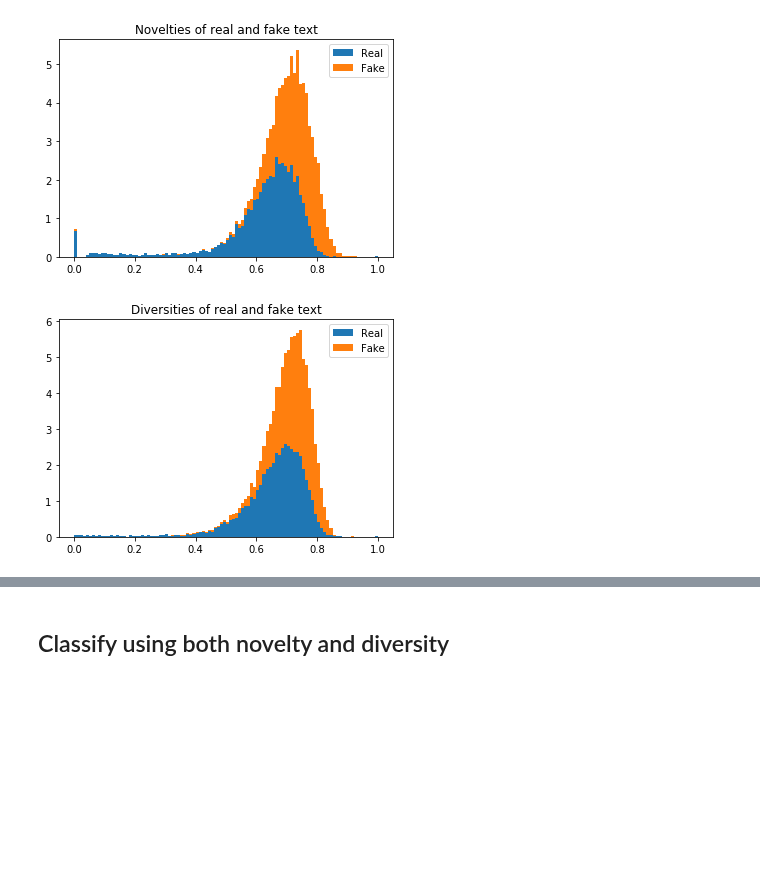
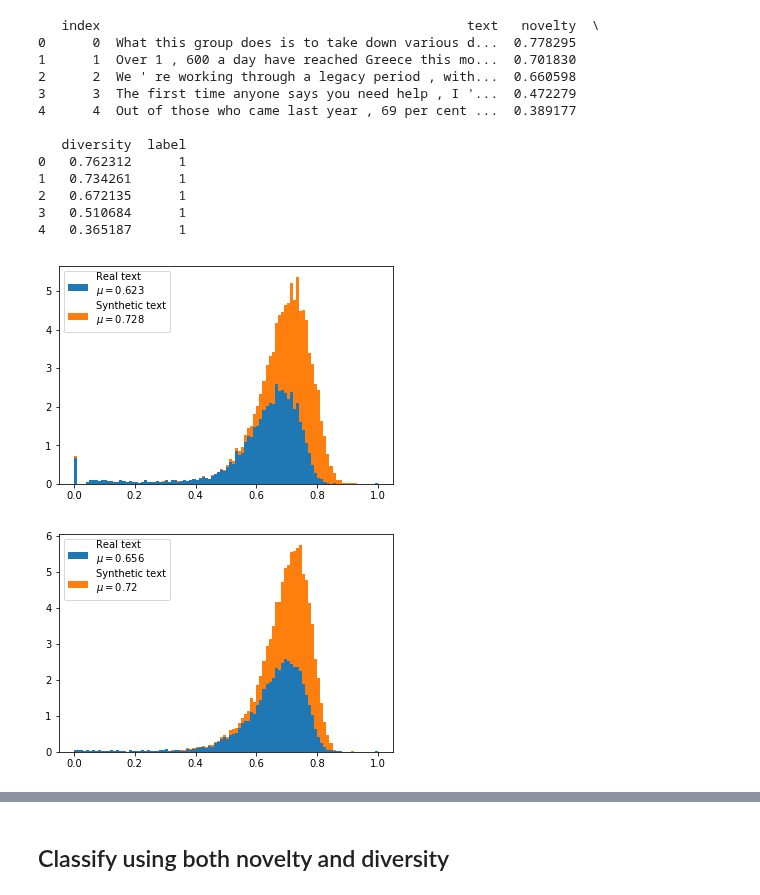
Before and after one commit to debashishc/classification-real-fake-text, a Jupyter notebook: analysis_word_emb/WMD_Classifier.ipynb, the cells around one changed output, grey strips where cells are left out. Saved outputs shown, nothing was run; the diff lists cells and outputs as text; code cells hidden in the pictures; blank space fills up the shorter version.

Commit message:
Edits to get better plots

```diff
--- a/analysis_word_emb/WMD_Classifier.ipynb
+++ b/analysis_word_emb/WMD_Classifier.ipynb
@@ -72,18 +72,21 @@ from utils import read_list, normal_distribution, get_scatter_plot, inverse_dist
 
 def stacked_hist(data, name):
     n_bins=100
-    colors = ["Real", "Fake"]
+    colors = ["Real", "Synthetic"]
     plt.hist(data, n_bins, density=1, histtype='bar', stacked=True, label=colors)
     plt.legend(loc="upper right")
     plt.title(name)
     plt.show()
 
-def _stacked_hist(data):
+def _stacked_hist(real_data, fake_data, name):
     n_bins=100
-    colors = ["Real", "Fake"]
+    colors = ["Real text\n"+'$\mu={}$'.format(
+        round(np.nanmean(real_data), 3)), "Synthetic text\n"+ '$\mu={}$'.format(
+        round(np.nanmean(fake_data), 3))]
+    data = combine_real_fake(real_data, fake_data)
     plt.hist(data, n_bins, density=1, histtype='bar', stacked=True, label=colors)
-    plt.legend(loc="upper right")
-#     plt.title(name)
+    plt.legend(loc="upper left")
+    plt.title(name)
     plt.show()
 
 def combine_metrics_list(list1, list2, list3):
@@ -99,30 +102,77 @@ def combine_real_fake(real_list, fake_list):
     return combined_list
 # %%
 METRIC = "wmd"
+import numpy as np
 
 labelled_real=f'{METRIC}_labelled_real_text.csv'
 labelled_fake=f'{METRIC}_labelled_fake_text.csv'
 
 real_data = pd.read_csv(labelled_real)
 fake_data = pd.read_csv(labelled_fake)
 
 real_data['text'] = real_data['text'].astype('str')
 mask = (real_data['text'].str.len() >= 20)
 real_data = real_data[mask]
 
 fake_data['text'] = fake_data['text'].astype('str')
 mask = (fake_data['text'].str.len() >= 20)
 fake_data = fake_data[mask]
 
 combined_data = real_data.append(fake_data)
+print(combined_data.head())
 
 y = combined_data['label'].values
 
 csvjac_novs = combine_real_fake(real_data['novelty'], fake_data['novelty'])
-stacked_hist(csvjac_novs, "Novelties of real and fake text")
+_stacked_hist(real_data['novelty'], fake_data['novelty'], "")
+# stacked_hist(csvjac_novs, "" )#, "Novelties of real and synthetic text")
 
 csvjac_divs = combine_real_fake(real_data['diversity'], fake_data['diversity'])
-stacked_hist(csvjac_divs, "Diversities of real and fake text")
+_stacked_hist(real_data['diversity'], fake_data['diversity'], "")
+
+
+# fake_data.boxplot(column=['diversity', 'novelty'])
+# real_data.boxplot(column=['diversity', 'novelty'])
+
+
+# boxplot = combined_data.boxplot(column=['diversity', 'novelty'], by=['X', 'Y'])
+
+
+# fig, axes = plt.subplots()
+
+# axes.violinplot(dataset = [combined_data[combined_data.label == 0]["novelty"].values,
+#                            combined_data[combined_data.label == 1]["novelty"].values])
+
+
+# dataset = [combined_data[combined_data.label == 0]["novelty"].values,
+#                            combined_data[combined_data.label == 1]["novelty"].values]
+# axes.set_title('D')
+# axes.yaxis.grid(True)
+# axes.set_xlabel('Text type')
+# axes.set_ylabel('Novelty/Diversity')
+
+# plt.show()
+
+# import seaborn as sns
+
+# df = pd.melt(combined_data, value_vars=['Real', 'Fake'], id_vars='label')
+# sns.violinplot(x='novelty', y='label', hue='label',data=combined_data)
+# plt.show()
+
+# stacked_hist(csvjac_divs, "") # , "Diversities of real and fake text")
 # %% [output]
+   index                                               text   novelty  \
+0      0  What this group does is to take down various d...  0.778295
+1      1  Over 1 , 600 a day have reached Greece this mo...  0.701830
+2      2  We ' re working through a legacy period , with...  0.660598
+3      3  The first time anyone says you need help , I '...  0.472279
+4      4  Out of those who came last year , 69 per cent ...  0.389177
+
+   diversity  label
+0   0.762312      1
+1   0.734261      1
+2   0.672135      1
+3   0.510684      1
+4   0.365187      1
-[figure, old version]
+[figure, new version]
-[figure, old version]
+[figure, new version]
```
Also changed, not shown: parts of 10 cells of this notebook, 8 other files.
